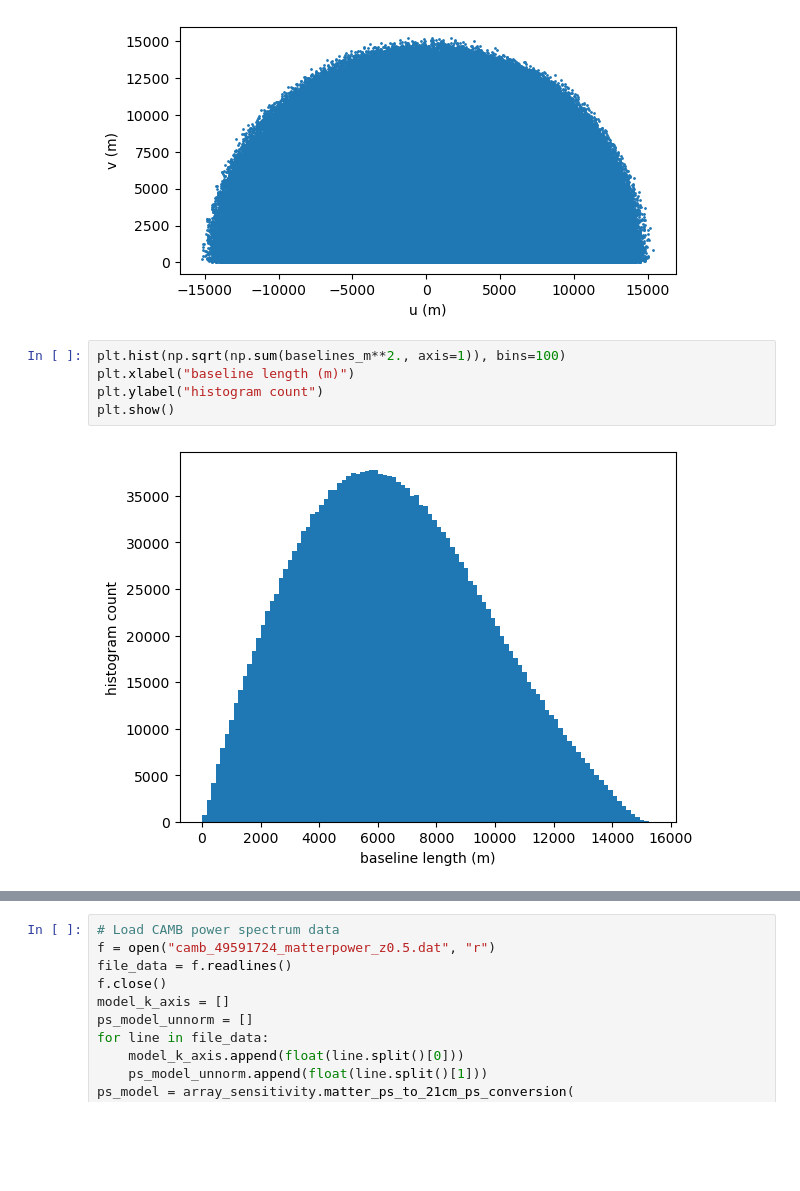
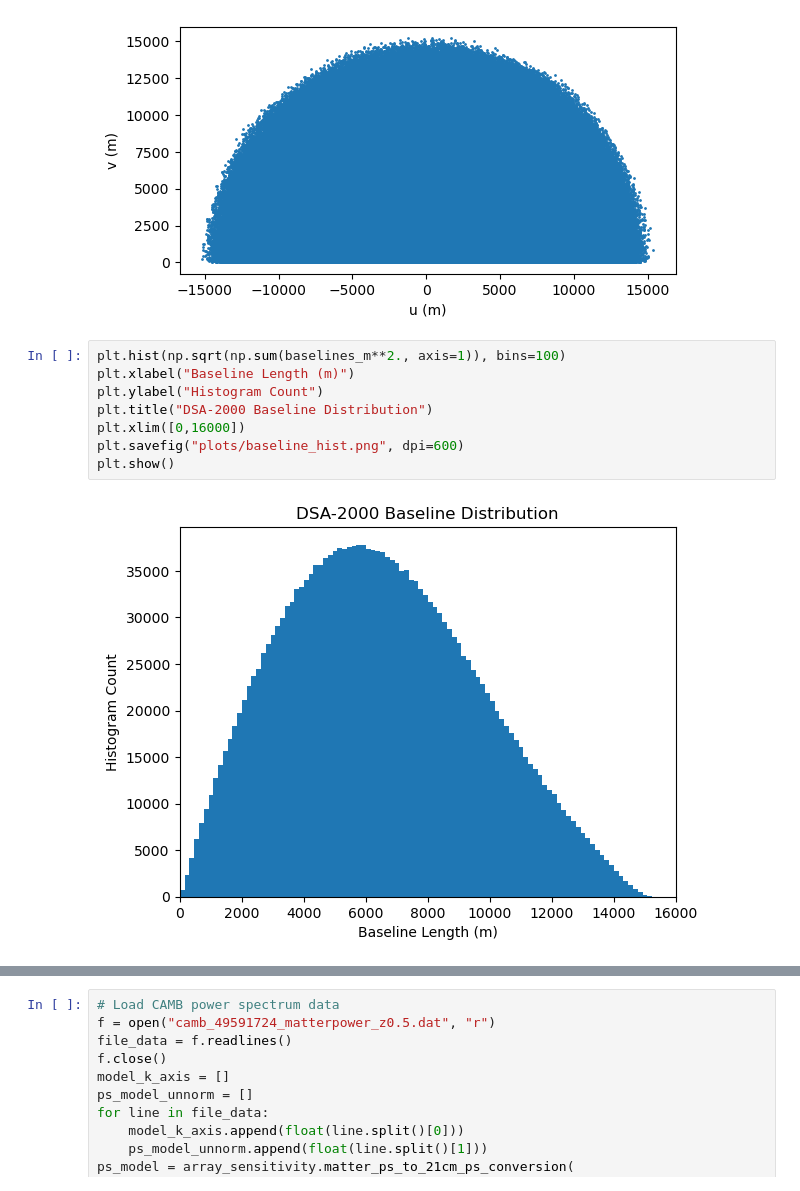
Before and after one commit to rlbyrne/PSsensitivity, a Jupyter notebook: plot_DSA2000_sensitivity.ipynb, the cells around one changed output, grey strips where cells are left out. Saved outputs shown, nothing was run; the diff lists cells and outputs as text; blank space fills up the shorter version.

```diff
--- a/plot_DSA2000_sensitivity.ipynb
+++ b/plot_DSA2000_sensitivity.ipynb
@@ -44,8 +54,11 @@ plt.show()
 [figure]
 # %%
 plt.hist(np.sqrt(np.sum(baselines_m**2., axis=1)), bins=100)
-plt.xlabel("baseline length (m)")
-plt.ylabel("histogram count")
+plt.xlabel("Baseline Length (m)")
+plt.ylabel("Histogram Count")
+plt.title("DSA-2000 Baseline Distribution")
+plt.xlim([0,16000])
+plt.savefig("plots/baseline_hist.png", dpi=600)
 plt.show()
 # %% [output]
-[figure, old version]
+[figure, new version]
```
Also changed, not shown: parts of 24 cells of this notebook, 8 other files.
